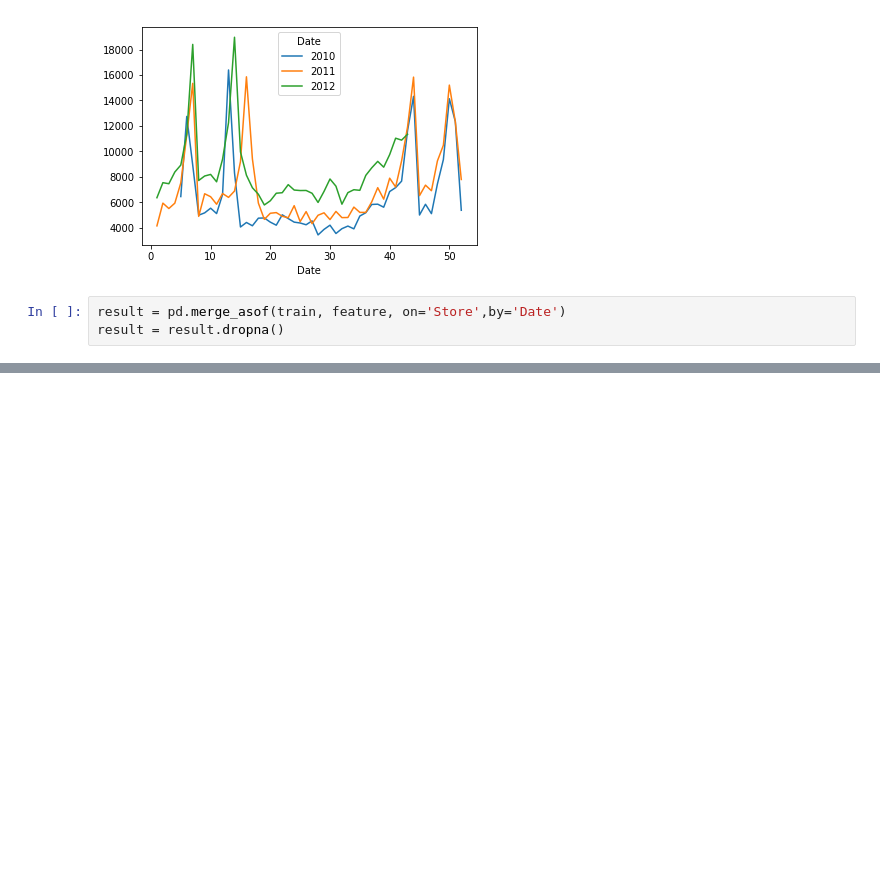
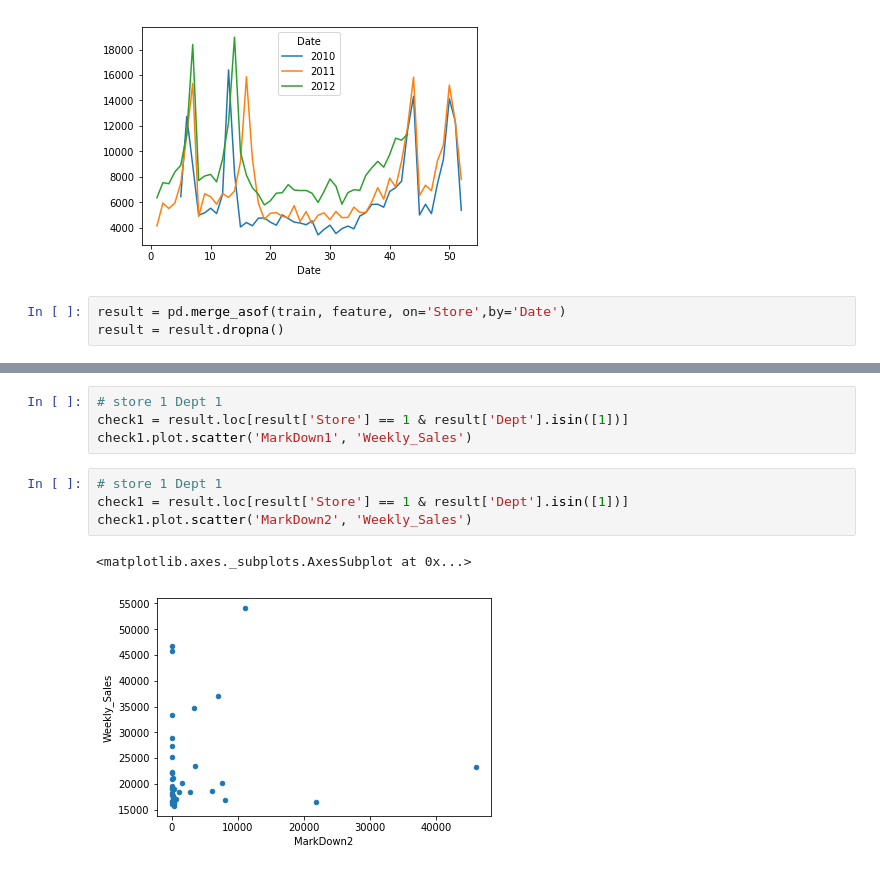
Before and after one commit to poompoowit/Walmart-Project, a Jupyter notebook: Knowing Data.ipynb, the cells around one changed output, grey strips where cells are left out. Drawn from its saved outputs; the diff is of its cells as text; blank space fills up the shorter version.

Commit message:
add plot for markdown and holiday

```diff
--- a/Knowing Data.ipynb
+++ b/Knowing Data.ipynb
@@ -90,0 +123,11 @@ check1.plot.scatter('Unemployment', 'Weekly_Sales')
+# %%
+# store 1 Dept 1
+check1 = result.loc[result['Store'] == 1 & result['Dept'].isin([1])]
+check1.plot.scatter('MarkDown1', 'Weekly_Sales')
+# %%
+# store 1 Dept 1
+check1 = result.loc[result['Store'] == 1 & result['Dept'].isin([1])]
+check1.plot.scatter('MarkDown2', 'Weekly_Sales')
+# %% [output]
+<matplotlib.axes._subplots.AxesSubplot at 0x...>
+[figure, added]
```
Also changed, not shown: parts of 9 cells of this notebook.
